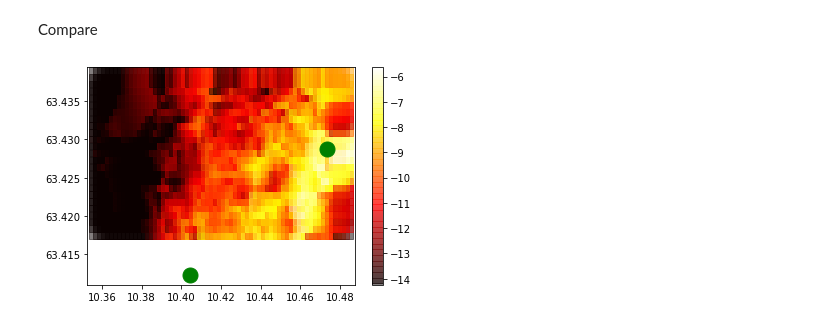
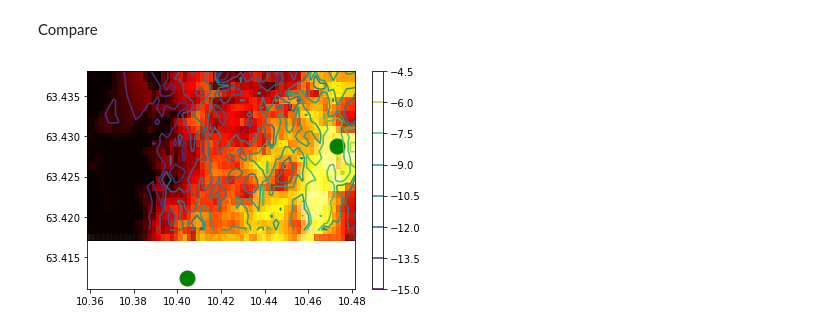
Before and after one commit to glennib/pycommute, a Jupyter notebook: visualize_data.ipynb, the cells around one changed output. Drawn from its saved outputs; the diff is of its cells as text; code cells hidden in the pictures.

Commit message:
Exploring contour plot

```diff
--- a/visualize_data.ipynb
+++ b/visualize_data.ipynb
@@ -42,7 +25,7 @@ def arrays_to_matrices(latitudes, longitudes, values, return_coordinates='list')
     Function turns lists of latitudes, longitudes and values into matrix values where the first axis (0) is latitudes, and the second axis (1) is longitudes.
     """
     lats = sorted(set(latitudes))
-    longs = sorted(set(longitudes))
+    lons = sorted(set(longitudes))
     i_lats = {}
     for i, lat in enumerate(lats):
         i_lats[lat] = i
@@ -57,7 +40,7 @@ def arrays_to_matrices(latitudes, longitudes, values, return_coordinates='list')
         return vals
     elif return_coordinates == 'matrix':
         lats, lons = np.meshgrid(lats, lons)
-    elif return_coordinates == lists:
+    elif return_coordinates == 'list':
         pass
     else:
         raise ValueError('`return_coordinates` must be either type None, strings `list` or `matrix`.')
@@ -92,29 +75,34 @@ Compare
 # %%
 norm_ord = 2
 top_cutoff_percent = 20 # Higher than this percentile (from top) get mapped to this percentile
 score_multiplier = 1 / 60 # to minutes
 
 scores = {
     'no_driving': np.linalg.norm((d_lerkendal_transit['durations'], d_ikea_transit['durations']), ord=norm_ord, axis=0),
     'lerkendal_driving': np.linalg.norm((d_lerkendal_driving['durations'], d_ikea_transit['durations']), ord=norm_ord, axis=0),
     'ikea_driving': np.linalg.norm((d_lerkendal_transit['durations'], d_ikea_driving['durations']), ord=norm_ord, axis=0),
     'all_driving': np.linalg.norm((d_lerkendal_driving['durations'], d_ikea_driving['durations']), ord=norm_ord, axis=0),
 }
 
 for key, score in scores.items():
     cutoff = np.percentile(score, 100-top_cutoff_percent)
     scores[key] = np.minimum(score, cutoff) * score_multiplier
 
 score_args = {'x': lons, 'y': lats, 'c': -scores['all_driving'], 'cmap': 'hot', 'marker': 's', 's': 20**2, 'alpha': 0.5}
+lat_list, lon_list, score_matrix = arrays_to_matrices(lats, lons, -scores['all_driving'])
+score_contour_args = [lon_list, lat_list, score_matrix]
+#score_contour_kwargs = {'cmap': 'hot'}
+score_contour_kwargs = {}
 destination_args = {'x': (lerkendal_coords[1], ikea_coords[1]), 'y': (lerkendal_coords[0], ikea_coords[0]), 'c': 'green', 's': 15**2}
 
 plt.figure()
 plt.scatter(**score_args)
+plt.contour(*score_contour_args, **score_contour_kwargs)
 plt.colorbar()
 plt.scatter(**destination_args)
 plt.show()
 # %% [output]
-[figure, old version]
+[figure, new version]
 # %%
 plt.figure()
 plt.scatter(**score_args)
```
Also changed, not shown: parts of 3 cells of this notebook.
